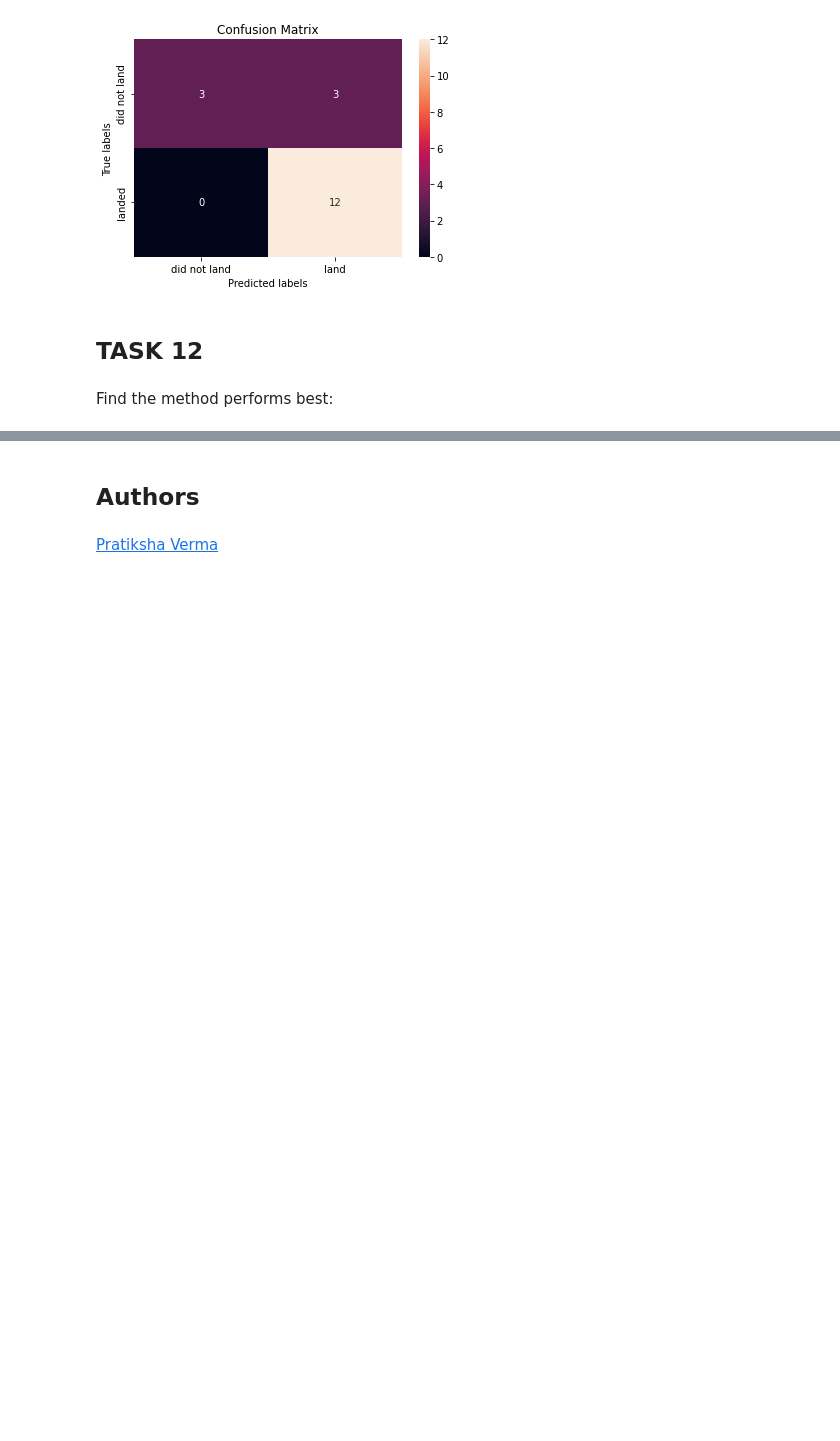
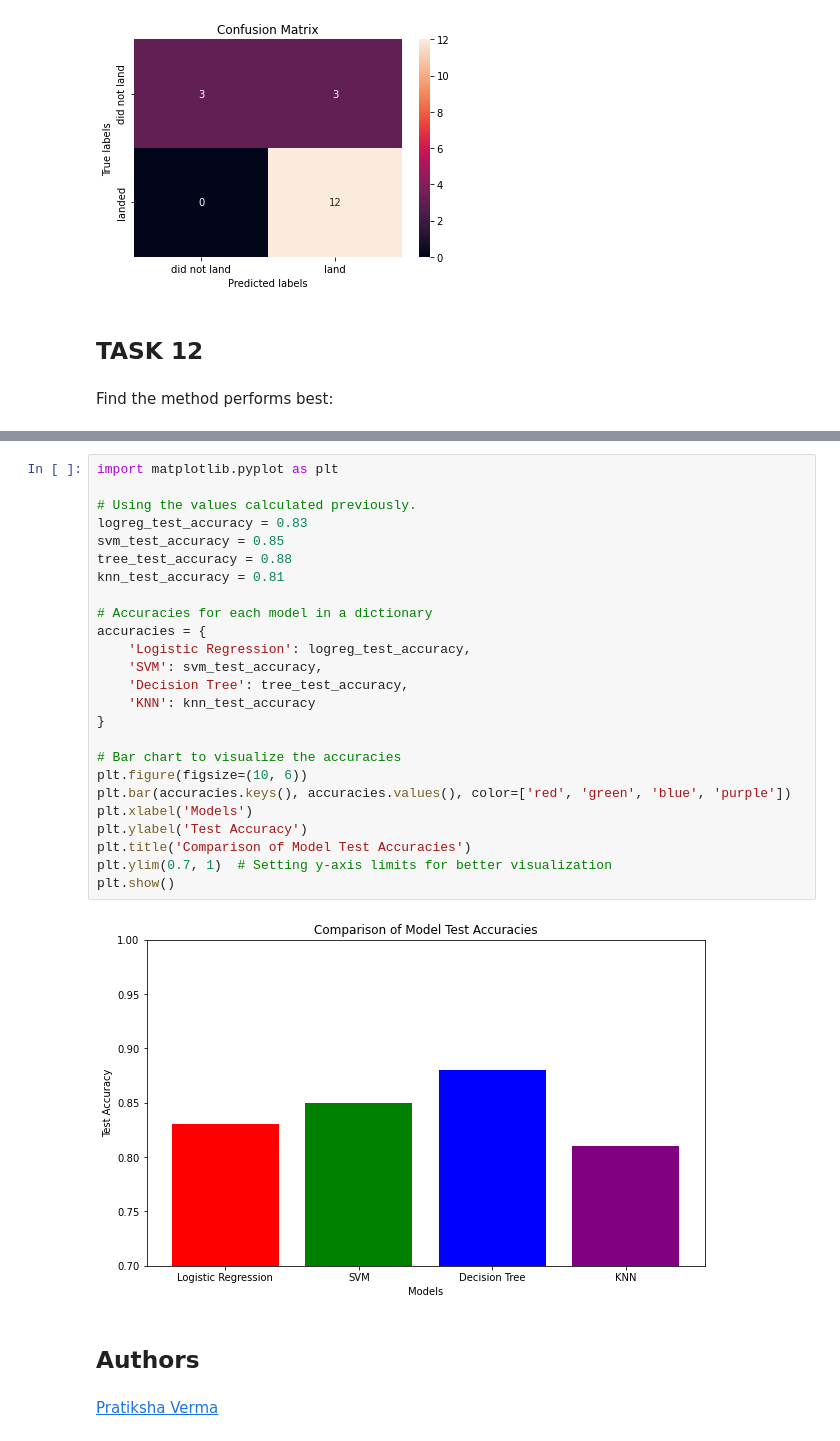
Before and after one commit to johnyUofL/IBM_Predictive_Analysis, a Jupyter notebook: 8. SpaceX_Machine_Learning_Prediction_Part_5.jupyterlite.ipynb, the cells around one changed output, grey strips where cells are left out. Saved outputs shown, nothing was run; the diff lists cells and outputs as text; blank space fills up the shorter version.

```diff
--- a/8. SpaceX_Machine_Learning_Prediction_Part_5.jupyterlite.ipynb
+++ b/8. SpaceX_Machine_Learning_Prediction_Part_5.jupyterlite.ipynb
@@ -562,6 +561,33 @@ Decision Tree Test Accuracy: 0.8889
 KNN Test Accuracy: 0.8333
 
 The best performing model is: Decision Tree with an accuracy of 0.8889
+# %%
+import matplotlib.pyplot as plt
+
+# Using the values calculated previously.
+logreg_test_accuracy = 0.83
+svm_test_accuracy = 0.85
+tree_test_accuracy = 0.88
+knn_test_accuracy = 0.81
+
+# Accuracies for each model in a dictionary
+accuracies = {
+    'Logistic Regression': logreg_test_accuracy,
+    'SVM': svm_test_accuracy,
+    'Decision Tree': tree_test_accuracy,
+    'KNN': knn_test_accuracy
+}
+
+# Bar chart to visualize the accuracies
+plt.figure(figsize=(10, 6))
+plt.bar(accuracies.keys(), accuracies.values(), color=['red', 'green', 'blue', 'purple'])
+plt.xlabel('Models')
+plt.ylabel('Test Accuracy')
+plt.title('Comparison of Model Test Accuracies')
+plt.ylim(0.7, 1)  # Setting y-axis limits for better visualization
+plt.show()
+# %% [output]
+[figure, added]
 # %% [markdown]
 ## Authors
 # %% [markdown]
```
Also changed, not shown: parts of 1 cell of this notebook.
